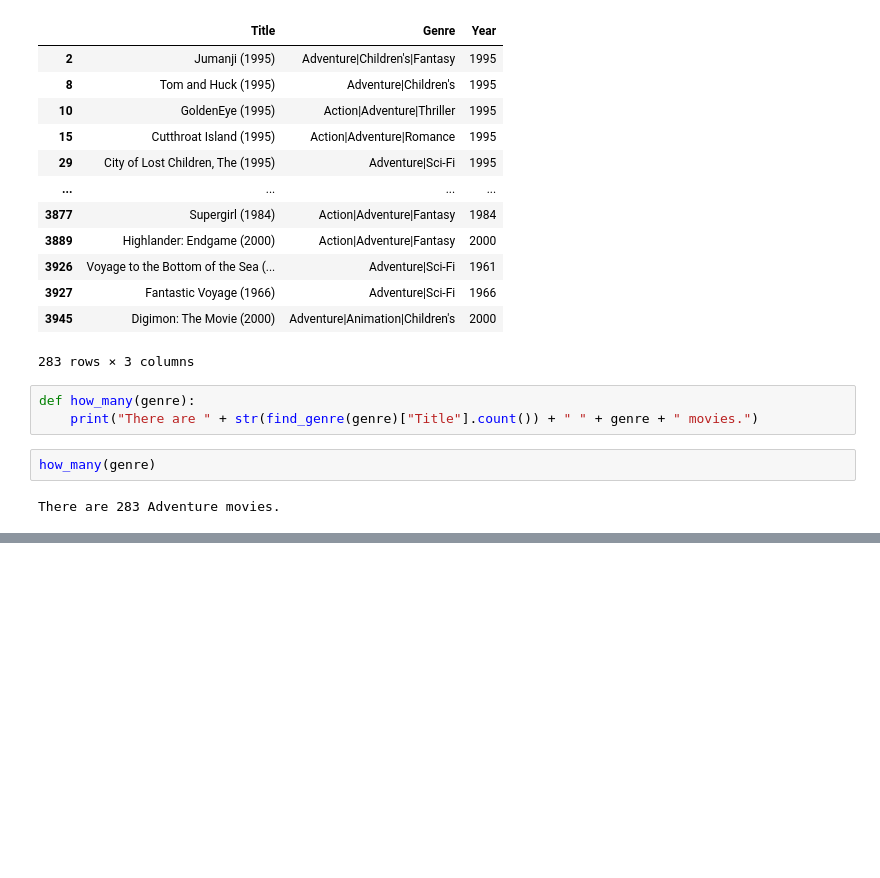
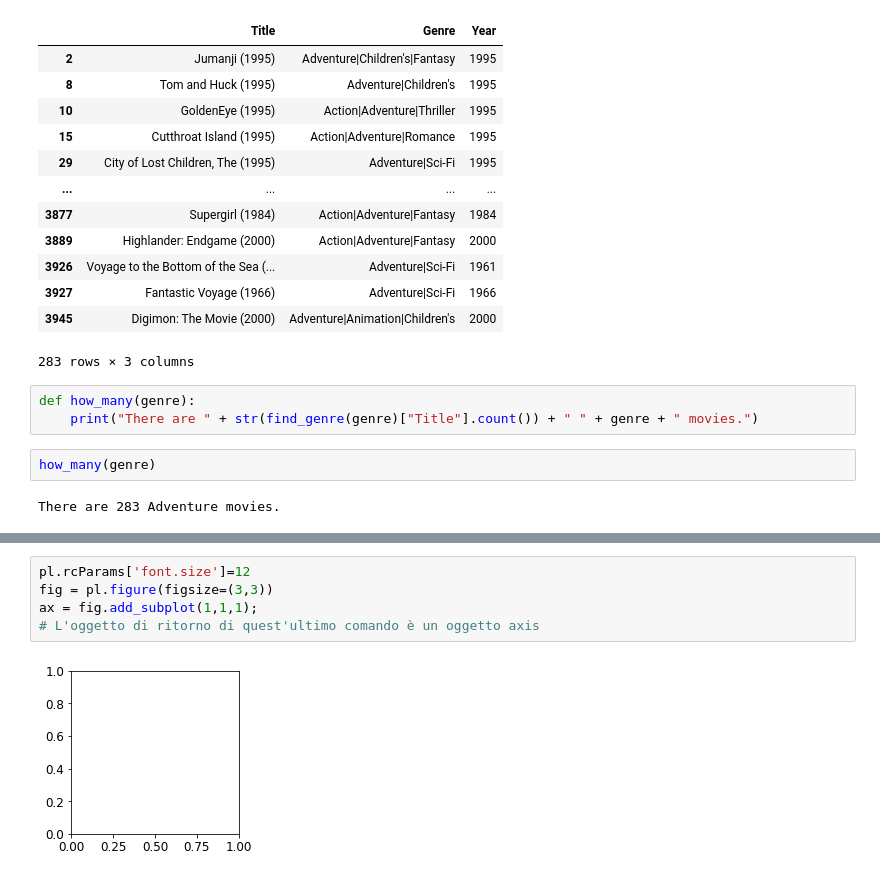
Before and after one commit to marcocaramanti/MLPNS_MCaramanti, a Jupyter notebook: MLPNS23_bootcamp.ipynb, the cells around one changed output, grey strips where cells are left out. Cells and saved outputs as stored; diff of their text form; blank space fills up the shorter version.

```diff
--- a/MLPNS23_bootcamp.ipynb
+++ b/MLPNS23_bootcamp.ipynb
@@ -625,0 +1133,7 @@ There are 283 Adventure movies.
+# %%
+pl.rcParams['font.size']=12
+fig = pl.figure(figsize=(3,3))
+ax = fig.add_subplot(1,1,1);
+# L'oggetto di ritorno di quest'ultimo comando è un oggetto axis
+# %% [output]
+[figure, added]
```
Also changed, not shown: parts of 69 cells of this notebook.
